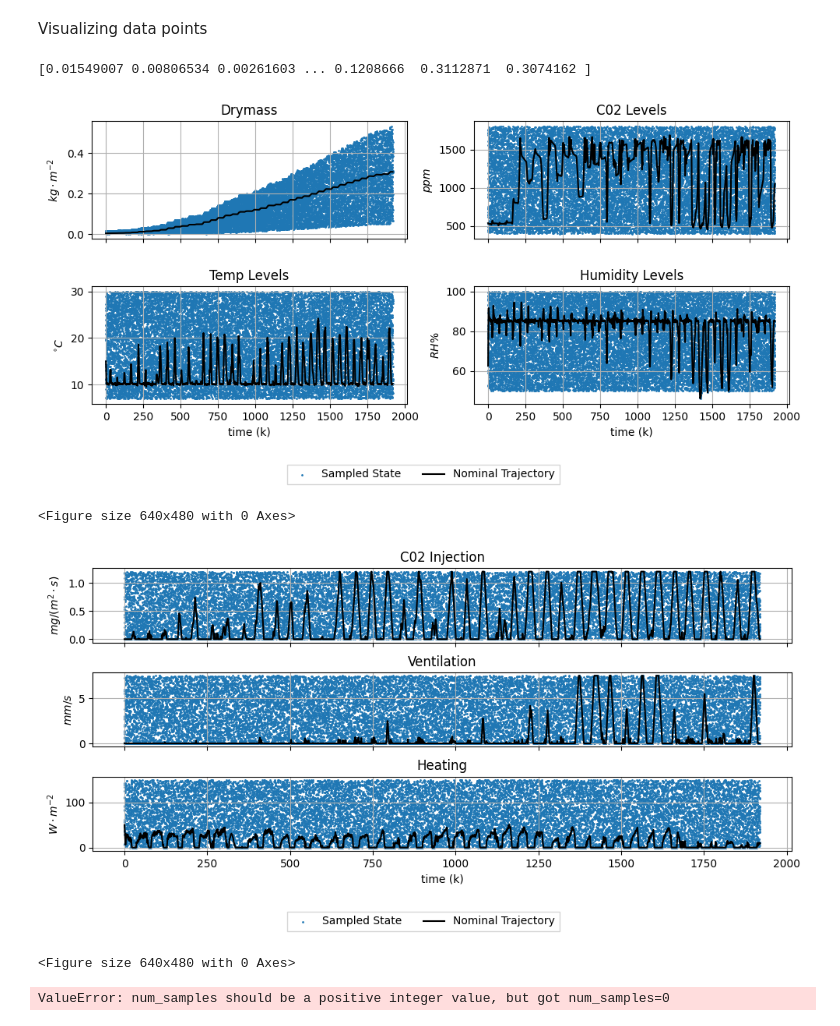
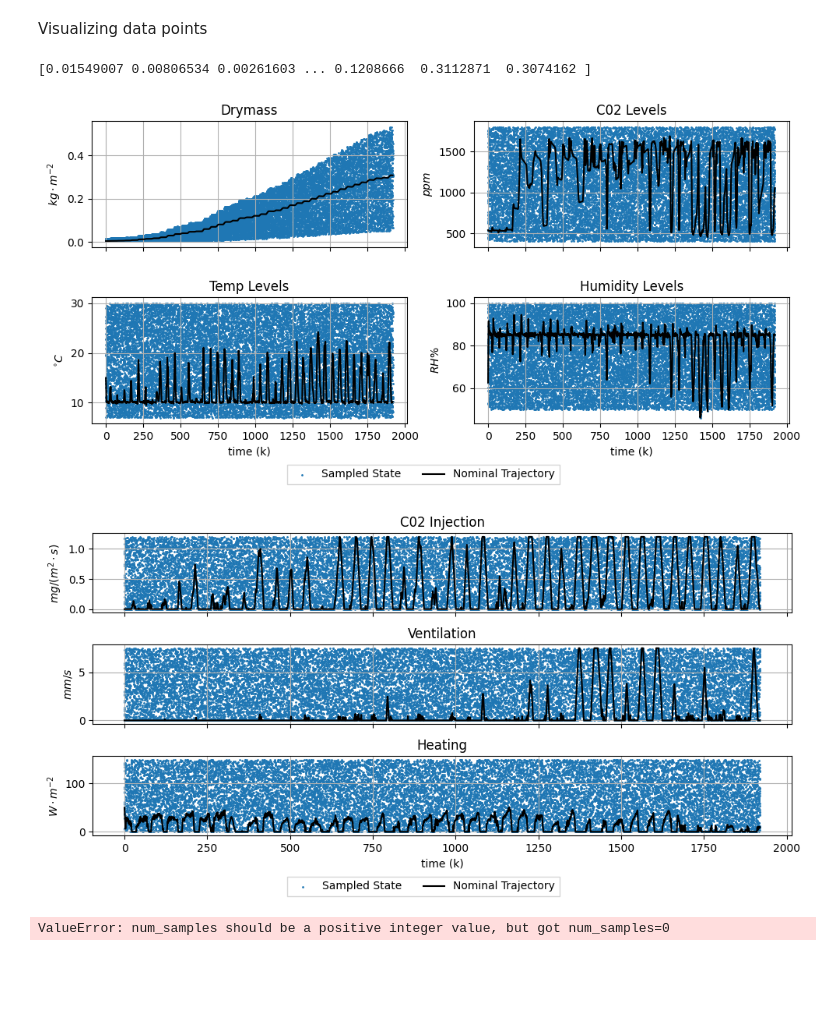
Before and after one commit to mharraway/RL-MPC-for-autonomous-greenhouse-control, a Jupyter notebook: vf_TD_learning.ipynb, the cells around one changed output. Drawn from its saved outputs; the diff is of its cells as text; code cells hidden in the pictures; blank space fills up the shorter version.

```diff
--- a/vf_TD_learning.ipynb
+++ b/vf_TD_learning.ipynb
@@ -87,49 +87,47 @@ axs_y4.grid()
 handles, labels = axs_y1.get_legend_handles_labels()
 fig.legend(handles, labels, loc='lower center', bbox_to_anchor=(0.5, -0.02), fancybox=False, shadow=False, ncol = 4)
 plt.tight_layout()
-fig.subplots_adjust(bottom=0.2, hspace=0.4)
+fig.subplots_adjust(bottom=0.15, hspace=0.4)
 # plt.tight_layout()
 plt.show()
 
-plt.savefig('TU Delft Thesis/figures/sampled_y_td.pdf', format='pdf')
+fig.savefig('TU Delft Thesis/figures/sampled_y_td.pdf', format='pdf')
 
 
 fig, axs_u = plt.subplots(3,1,sharex=True, sharey=False, layout='constrained',figsize=(10, 5))
 axs_u1 = axs_u[0]
 axs_u1.set_title("C02 Injection")
 axs_u1.scatter(time,u1, s = 1,label = "Sampled Input")
 axs_u1.plot(u1_nom, color = 'k', label = 'Nominal Trajectory')
 axs_u1.set_ylabel("$mg/(m^{2} \cdot s)$")
 axs_u1.grid()
 
 axs_u2 = axs_u[1]
 axs_u2.set_title("Ventilation")
 axs_u2.scatter(time,u2, s = 1)
 axs_u2.plot(u2_nom, color = 'k', label = 'Nominal Trajectory')
 axs_u2.set_ylabel("$mm/s$")
 axs_u2.grid()
 
 axs_u3 = axs_u[2]
 axs_u3.set_title("Heating")
 axs_u3.scatter(time,u3, s = 1)
 axs_u3.plot(u3_nom, color = 'k', label = 'Nominal Trajectory')
 axs_u3.set_ylabel("$W \cdot m^{-2}$")
 axs_u3.set_xlabel("time (k)")
 axs_u3.grid()
 
 handles, labels = axs_y1.get_legend_handles_labels()
 fig.legend(handles, labels, loc='lower center', bbox_to_anchor=(0.5, -0.02), fancybox=False, shadow=False, ncol = 4)
 plt.tight_layout()
-fig.subplots_adjust(bottom=0.2, hspace=0.4)
+fig.subplots_adjust(bottom=0.15, hspace=0.4)
 # plt.tight_layout()
 plt.show()
-plt.savefig('TU Delft Thesis/figures/sampled_u_td.pdf', format='pdf')
+fig.savefig('TU Delft Thesis/figures/sampled_u_td.pdf', format='pdf')
 # %% [output]
 [0.01549007 0.00806534 0.00261603 ... 0.1208666  0.3112871  0.3074162 ]
-[figure, old version]
+[figure, new version]
-<Figure size 640x480 with 0 Axes>
-[figure, old version]
+[figure, new version]
-<Figure size 640x480 with 0 Axes>
 # %%
 my_vf  = value_function_TD(input_dim=12,hidden_dim=128,learning_rate=1e-4,batch_size=128,buffer_size=100000,tau=0.5,model_path=model_path,env_path=env_path,train_episodes=100)
 my_vf.memory = copy.deepcopy( my_value_function.memory)
```
Also changed, not shown: parts of 1 cell of this notebook, 6 other files.
